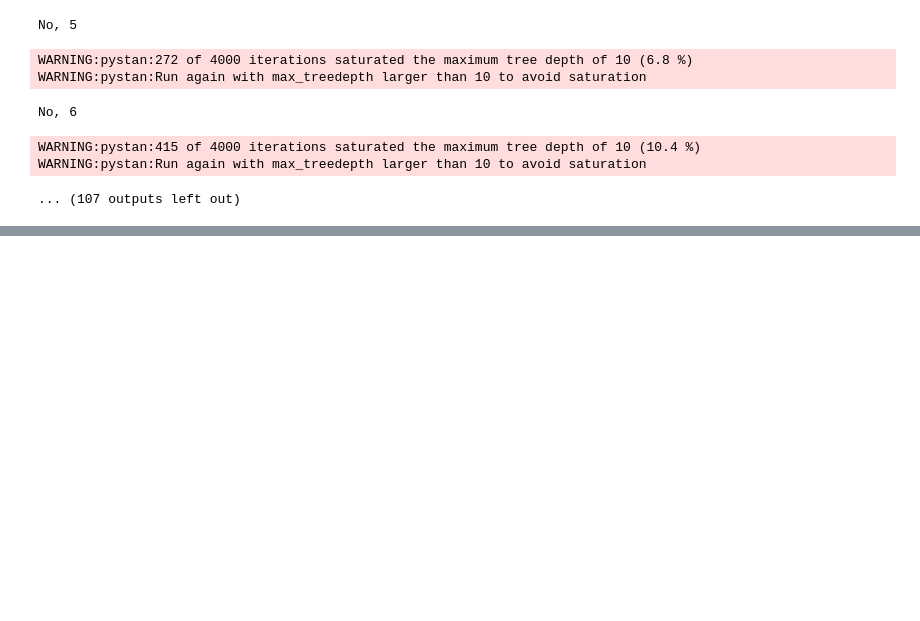
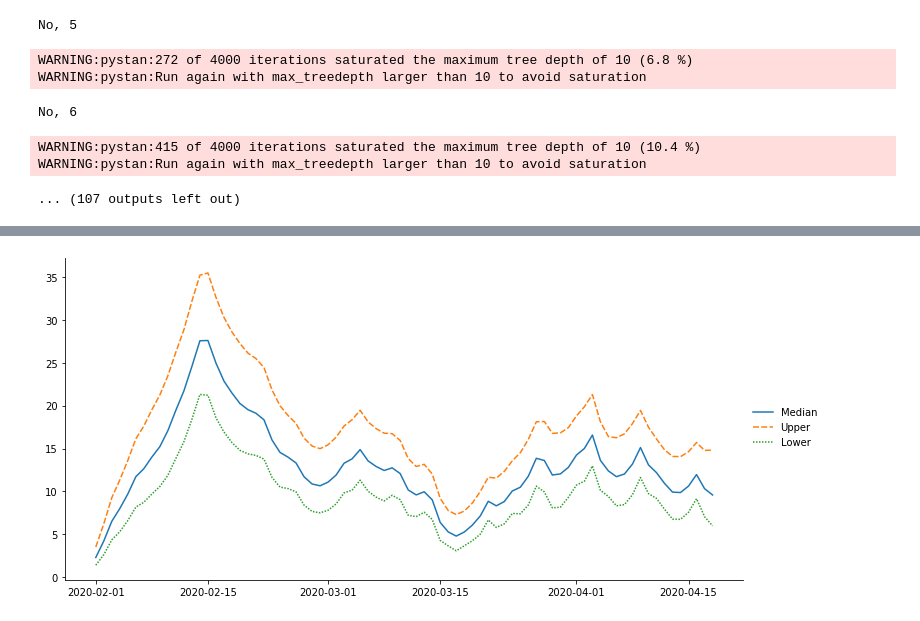
Before and after one commit to yoriyuki/BayesianCOVID19, a Jupyter notebook: notebook/BayesianCOVID19.ipynb, the cells around one changed output, grey strips where cells are left out. Drawn from its saved outputs; the diff is of its cells as text; code cells hidden in the pictures; blank space fills up the shorter version.

```diff
--- a/notebook/BayesianCOVID19.ipynb
+++ b/notebook/BayesianCOVID19.ipynb
@@ -363,3 +330,5 @@ draw(q)
 # %%
-draw(b)
+draw(b_e)
+# %% [output]
+[figure, added]
 # %%
```
Also changed, not shown: parts of 26 cells of this notebook.
